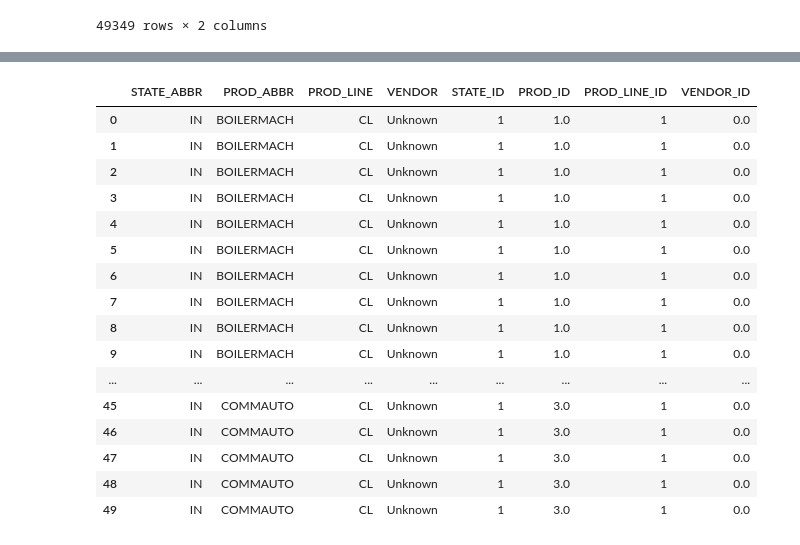
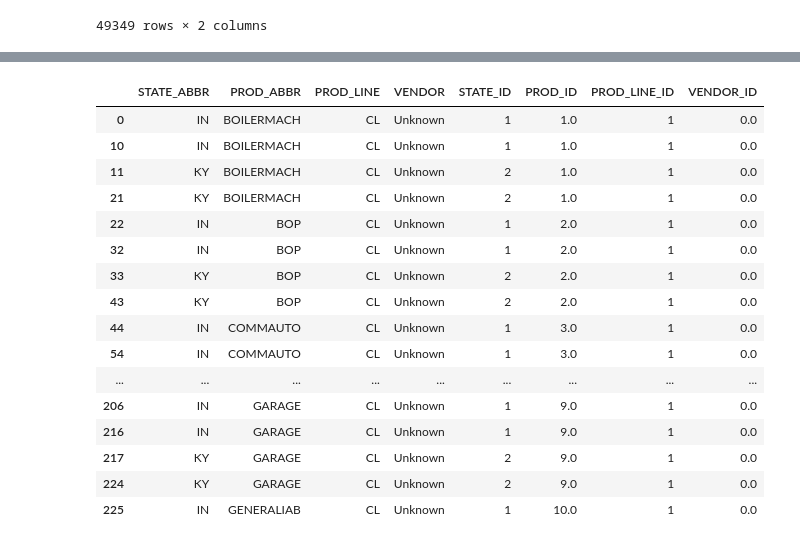
Before and after one commit to MKet/ADS3_Project, a Jupyter notebook: Proftaak cleaning.ipynb, the cells around one changed output, grey strips where cells are left out. Drawn from its saved outputs; the diff is of its cells as text; code cells hidden in the pictures.

```diff
--- a/Proftaak cleaning.ipynb
+++ b/Proftaak cleaning.ipynb
@@ -53,16 +53,15 @@ df.replace(99999, 0, inplace=True)
 # %%
 #Get a list of all values needing to be recalculated per item
 recal = ["POLY_INFORCE_QTY", "NB_WRTN_PREM_AMT", "WRTN_PREM_AMT", "PRD_ERND_PREM_AMT", "PRD_INCRD_LOSSES_AMT"]
-df_incomplete = df[(df["MONTHS"] != 12)]
-df_filtered = df_incomplete
-for index, row in df_filtered.iterrows():
+df = df[(df["MONTHS"] != 12)]
+for index, row in df.iterrows():
     #Amount of months
     months = row["MONTHS"]
     for column in recal:
         newvalue = row[column] * (12 - months) #Value times amount of months missing
-        df_filtered.set_value(index, column, newvalue) #Set new row in dataset
+        df.set_value(index, column, newvalue) #Set new row in dataset
     row["MONTHS"] = 12 #Reset the months to be 12
-df_filtered[recal].head(5)
+df[recal].head(5)
 # %% [output]
 |  | POLY_INFORCE_QTY | NB_WRTN_PREM_AMT | WRTN_PREM_AMT | PRD_ERND_PREM_AMT | PRD_INCRD_LOSSES_AMT |
 | 0 | 0 | 160.0 | 12298.52 | 12023.08 | 0.00 |
@@ -84,12 +83,12 @@ df_incomplete[recal].head(5) #Get incomplete rows in the dataframe
 #RETENTION_RATIO = RETENTION_POLY_QTY / PREV_POLY_INFORCE_QTYDataFrame.drop
 #LOSS_RATIO = PRD_INCRD_LOSSES_AMT / WRTN_PREM_AMT
 
-for index, row in df_filtered.iterrows():
-    if (row["WRTN_PREM_AMT"] > 0) and (row["PRD_INCRD_LOSSES_AMT"] > 0):
-        df_filtered.set_value(index, "LOSS_RATIO", row["PRD_INCRD_LOSSES_AMT"] / row["WRTN_PREM_AMT"])
+for index, row in df.iterrows():
+    if (row["WRTN_PREM_AMT"] > 0) & (row["PRD_INCRD_LOSSES_AMT"] > 0):
+        df.set_value(index, "LOSS_RATIO", row["PRD_INCRD_LOSSES_AMT"] / row["WRTN_PREM_AMT"])
     else:
-        df_filtered.set_value(index, "LOSS_RATIO", 0)
+        df.set_value(index, "LOSS_RATIO", 0)
 
-df['LOSS_RATIO'] = df_filtered['LOSS_RATIO'].replace(99998, 0)
-df['LOSS_RATIO'] = df_filtered['LOSS_RATIO'].replace(99997, 0)
+df['LOSS_RATIO'] = df['LOSS_RATIO'].replace(99998, 0)
+df['LOSS_RATIO'] = df['LOSS_RATIO'].replace(99997, 0)
 # %%
@@ -177,23 +176,22 @@ df.head(50)
 50 rows × 48 columns
 # %%
-df_average = df
 average = ["PREV_POLY_INFORCE_QTY","POLY_INFORCE_QTY", "NB_WRTN_PREM_AMT", "WRTN_PREM_AMT", "PRD_ERND_PREM_AMT"]
 
-states = df_average.STATE_ABBR.unique()
-prod_line = df_average.PROD_LINE.unique()
+states = df.STATE_ABBR.unique()
+prod_line = df.PROD_LINE.unique()
 
 state_dict = {}
 for state in states:
     for line in prod_line:
-        state_mean = df_average[(df_average["STATE_ABBR"] == state) & (df_average["PROD_LINE"] == line)].mean()
+        state_mean = df[(df["STATE_ABBR"] == state) & (df["PROD_LINE"] == line)].mean()
         state_dict[(state, line)] = state_mean
 # %%
-for index, row in df_average.iterrows():
+for index, row in df.iterrows():
     for col in average:
         if(row[col] == 0):
             try:
                 newvalue = state_dict[(row["STATE_ABBR"], row["PROD_LINE"])]
             except(ValueError): #No average can be found since its all 0
                 newvalue = 0
-            df_average.set_value(index, col, newvalue[col])
+            df.set_value(index, col, newvalue[col])
 # %%
@@ -213,39 +211,39 @@ df_average[average].head(10)
 # %%
-df_average.replace(99999, 0, inplace=True)
+df.replace(99999, 0, inplace=True)
 df.STATE_ABBR.unique()
 statedict = {np.NaN : 0, "IN" : 1, "KY" : 2, "MI" : 3, "OH" : 4, "PA" : 5, "WV" : 6}
 df.PROD_ABBR.unique()
 proddict = {np.NaN : 0, "BOILERMACH" : 1, "BOP" : 2, "COMMAUTO" : 3, "COMMINLMAR" : 4, "COMMPOL": 5, "COMMUMBREL" : 6, "CRIME" : 7,
            "FIREALLIED" : 8, "GARAGE" : 9, "GENERALIAB" : 10, "WORKCOMP" : 11, "ANNIV" : 12, "ANNIV   12":13, "CYCLES":14,
            "DTALK":15, "DWELLFIRE":16, "HOMEONWERS":17,"MOBILEHOME":18,"MOTORHOM12":19,"MOTORHOME":20,"PERSUMBREL":21, "YACHT":22,
            "DTALK   12":23, "PERSINLMAR":24, "SNOWMOBILE":25,"CYCLES  12":26,"SNOWMOBBI12":27,"PERSAIP":28}
 df.PROD_LINE.unique()
 prodlinedict = {np.NaN : 0, "CL":1, "PL":2}
 vendordict = {'Unknown': 0, 'A': 1, 'B':2, 'C' : 3, 'E':4}
 
 df['STATE_ID'] = df['STATE_ABBR'].map(statedict)
 df['PROD_ID'] = df["PROD_ABBR"].map(proddict)
 df['PROD_LINE_ID'] = df['PROD_LINE'].map(prodlinedict)
 df['VENDOR_ID'] = df['VENDOR'].map(vendordict)
 df[["STATE_ABBR", "PROD_ABBR", "PROD_LINE", "VENDOR", "STATE_ID", "PROD_ID", "PROD_LINE_ID", "VENDOR_ID"]].head(50)
 # %% [output]
 |  | STATE_ABBR | PROD_ABBR | PROD_LINE | VENDOR | STATE_ID | PROD_ID | PROD_LINE_ID | VENDOR_ID |
 | 0 | IN | BOILERMACH | CL | Unknown | 1 | 1.0 | 1 | 0.0 |
-| 1 | IN | BOILERMACH | CL | Unknown | 1 | 1.0 | 1 | 0.0 |
-| 2 | IN | BOILERMACH | CL | Unknown | 1 | 1.0 | 1 | 0.0 |
-| 3 | IN | BOILERMACH | CL | Unknown | 1 | 1.0 | 1 | 0.0 |
-| 4 | IN | BOILERMACH | CL | Unknown | 1 | 1.0 | 1 | 0.0 |
-| 5 | IN | BOILERMACH | CL | Unknown | 1 | 1.0 | 1 | 0.0 |
-| 6 | IN | BOILERMACH | CL | Unknown | 1 | 1.0 | 1 | 0.0 |
-| 7 | IN | BOILERMACH | CL | Unknown | 1 | 1.0 | 1 | 0.0 |
-| 8 | IN | BOILERMACH | CL | Unknown | 1 | 1.0 | 1 | 0.0 |
-| 9 | IN | BOILERMACH | CL | Unknown | 1 | 1.0 | 1 | 0.0 |
+| 10 | IN | BOILERMACH | CL | Unknown | 1 | 1.0 | 1 | 0.0 |
+| 11 | KY | BOILERMACH | CL | Unknown | 2 | 1.0 | 1 | 0.0 |
+| 21 | KY | BOILERMACH | CL | Unknown | 2 | 1.0 | 1 | 0.0 |
+| 22 | IN | BOP | CL | Unknown | 1 | 2.0 | 1 | 0.0 |
+| 32 | IN | BOP | CL | Unknown | 1 | 2.0 | 1 | 0.0 |
+| 33 | KY | BOP | CL | Unknown | 2 | 2.0 | 1 | 0.0 |
+| 43 | KY | BOP | CL | Unknown | 2 | 2.0 | 1 | 0.0 |
+| 44 | IN | COMMAUTO | CL | Unknown | 1 | 3.0 | 1 | 0.0 |
+| 54 | IN | COMMAUTO | CL | Unknown | 1 | 3.0 | 1 | 0.0 |
 | ... | ... | ... | ... | ... | ... | ... | ... | ... |
-| 45 | IN | COMMAUTO | CL | Unknown | 1 | 3.0 | 1 | 0.0 |
-| 46 | IN | COMMAUTO | CL | Unknown | 1 | 3.0 | 1 | 0.0 |
-| 47 | IN | COMMAUTO | CL | Unknown | 1 | 3.0 | 1 | 0.0 |
-| 48 | IN | COMMAUTO | CL | Unknown | 1 | 3.0 | 1 | 0.0 |
-| 49 | IN | COMMAUTO | CL | Unknown | 1 | 3.0 | 1 | 0.0 |
+| 206 | IN | GARAGE | CL | Unknown | 1 | 9.0 | 1 | 0.0 |
+| 216 | IN | GARAGE | CL | Unknown | 1 | 9.0 | 1 | 0.0 |
+| 217 | KY | GARAGE | CL | Unknown | 2 | 9.0 | 1 | 0.0 |
+| 224 | KY | GARAGE | CL | Unknown | 2 | 9.0 | 1 | 0.0 |
+| 225 | IN | GENERALIAB | CL | Unknown | 1 | 10.0 | 1 | 0.0 |
 # %%
 def ProgressBar(count, total):
     complete = ["=", "=", "=", "=","=","=","=","=","=","="]
```
Also changed, not shown: parts of 6 cells of this notebook.
